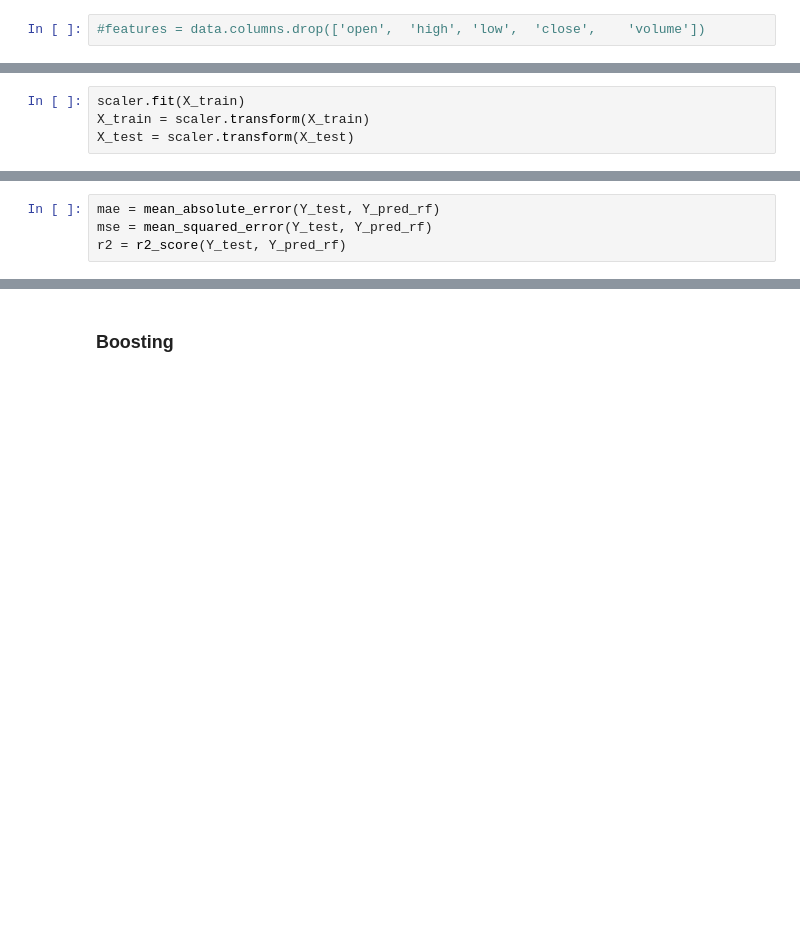
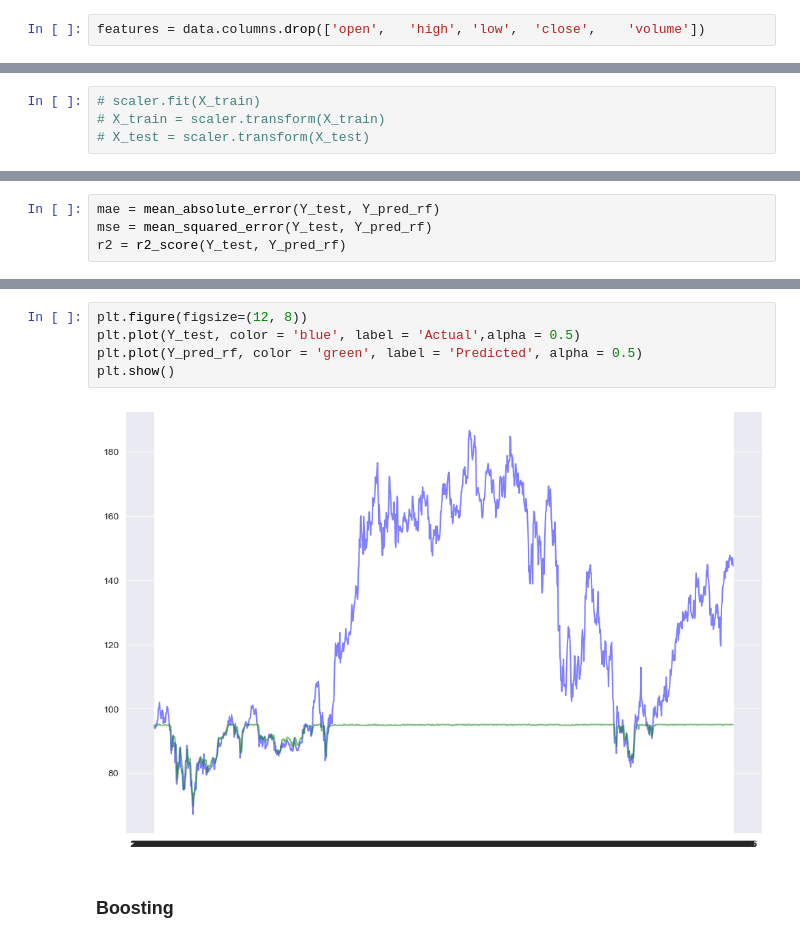
Before and after one commit to danielilievskii/data-science-course, a Jupyter notebook: Laboratory-Exercises/Lab3 - Decision Trees and Gradient Boosting/Lab3 - Amazon Stock Price (Additional).ipynb, the cells around one changed output, grey strips where cells are left out. Saved outputs shown, nothing was run; the diff lists cells and outputs as text; blank space fills up the shorter version.

```diff
--- a/Laboratory-Exercises/Lab3 - Decision Trees and Gradient Boosting/Lab3 - Amazon Stock Price (Additional).ipynb
+++ b/Laboratory-Exercises/Lab3 - Decision Trees and Gradient Boosting/Lab3 - Amazon Stock Price (Additional).ipynb
@@ -118,2 +127,2 @@ features = [f'close_prev_{i}' for i in range(1, lag + 1)]
 # %%
-#features = data.columns.drop(['open',	'high',	'low',	'close',	'volume'])
+features = data.columns.drop(['open',	'high',	'low',	'close',	'volume'])
@@ -136,7 +158,7 @@ scaler = MinMaxScaler()
 # %%
-scaler.fit(X_train)
-X_train = scaler.transform(X_train)
-X_test = scaler.transform(X_test)
+# scaler.fit(X_train)
+# X_train = scaler.transform(X_train)
+# X_test = scaler.transform(X_test)
 # %% [markdown]
 ## Ensemble Learning Methods
 # %%
@@ -180,3 +204,10 @@ R^2 Score: -0.827125584257838
+# %%
+plt.figure(figsize=(12, 8))
+plt.plot(Y_test, color = 'blue', label = 'Actual',alpha = 0.5)
+plt.plot(Y_pred_rf, color = 'green', label = 'Predicted', alpha = 0.5)
+plt.show()
+# %% [output]
+[figure, added]
 # %% [markdown]
 ### Boosting
 # %% [markdown]
```
Also changed, not shown: parts of 11 cells of this notebook, 2 other files.
